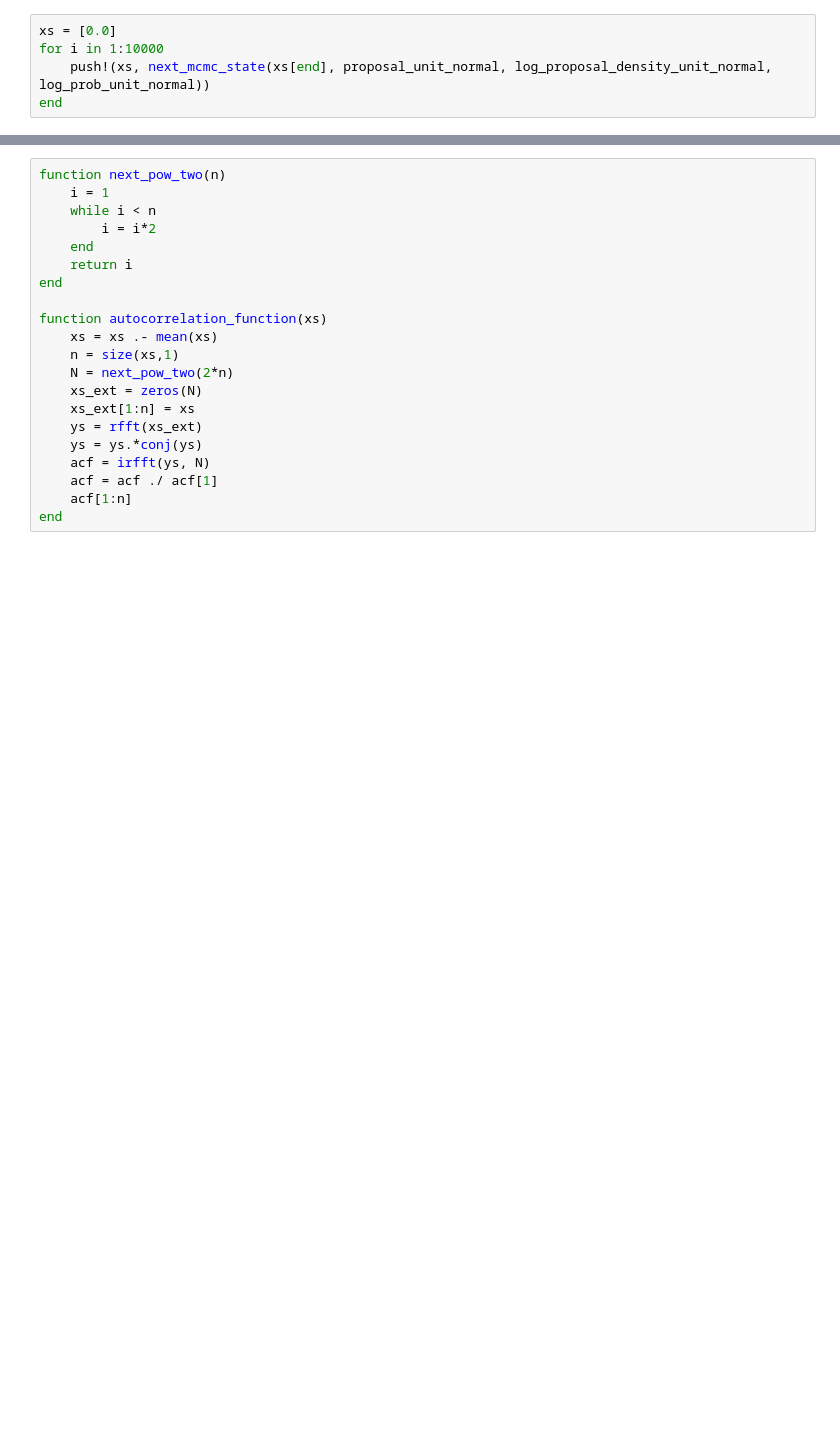
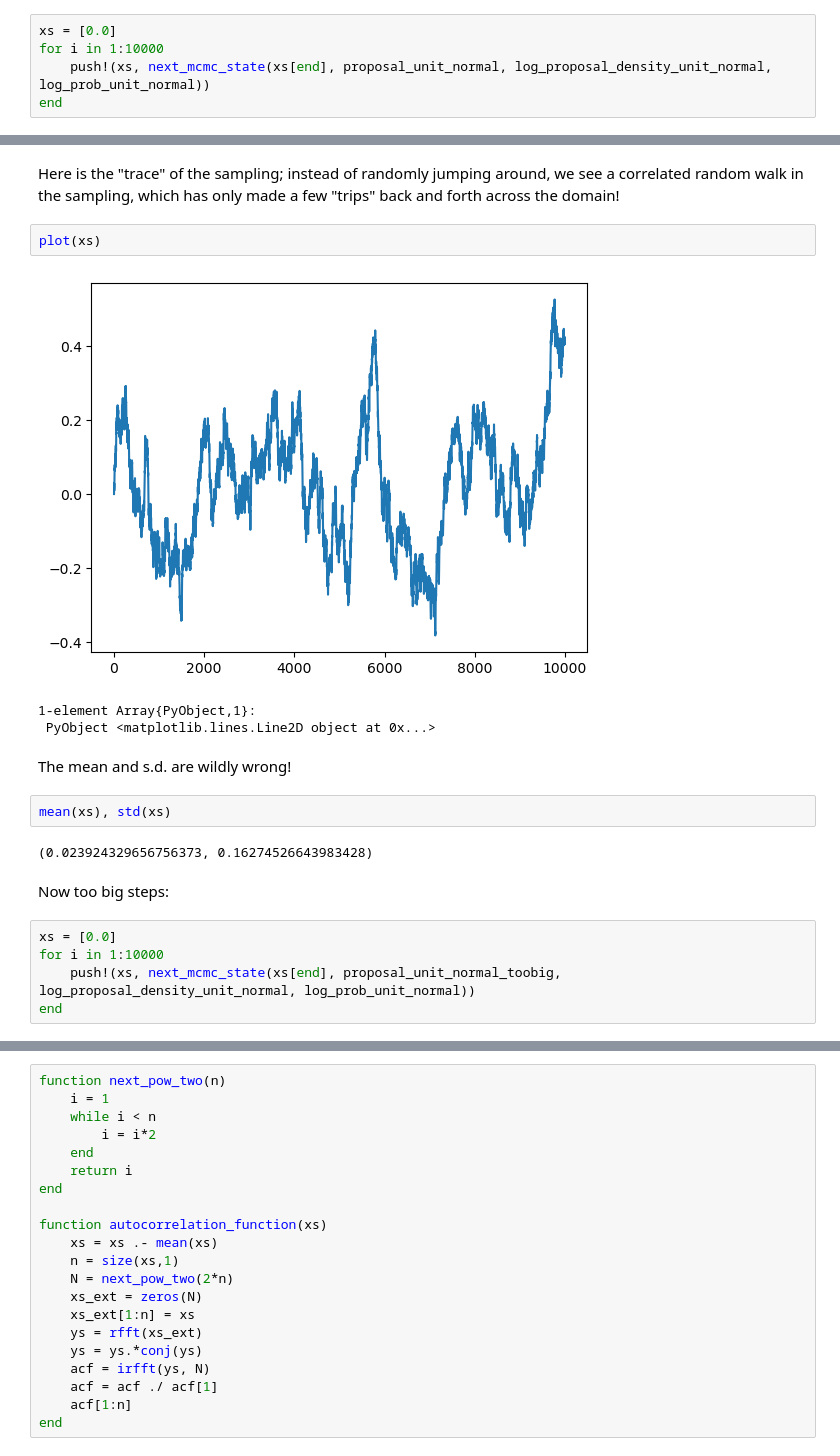
Before and after one commit to Farr-PHY-604/MCMC, a Jupyter notebook: MCMC.ipynb, the cells around one changed output, grey strips where cells are left out. Saved outputs shown, nothing was run; the diff lists cells and outputs as text; blank space fills up the shorter version.

```diff
--- a/MCMC.ipynb
+++ b/MCMC.ipynb
@@ -93,0 +131,21 @@ mean(xs), std(xs), 1/sqrt(10000/40)
+# %% [markdown]
+Here is the "trace" of the sampling; instead of randomly jumping around, we see a correlated random walk in the sampling, which has only made a few "trips" back and forth across the domain!
+# %%
+plot(xs)
+# %% [output]
+[figure, added]
+1-element Array{PyObject,1}:
+ PyObject <matplotlib.lines.Line2D object at 0x...>
+# %% [markdown]
+The mean and s.d. are wildly wrong!
+# %%
+mean(xs), std(xs)
+# %% [output]
+(0.023924329656756373, 0.16274526643983428)
+# %% [markdown]
+Now too big steps:
+# %%
+xs = [0.0]
+for i in 1:10000
+    push!(xs, next_mcmc_state(xs[end], proposal_unit_normal_toobig, log_proposal_density_unit_normal, log_prob_unit_normal))
+end
```
Also changed, not shown: parts of 47 cells of this notebook.
